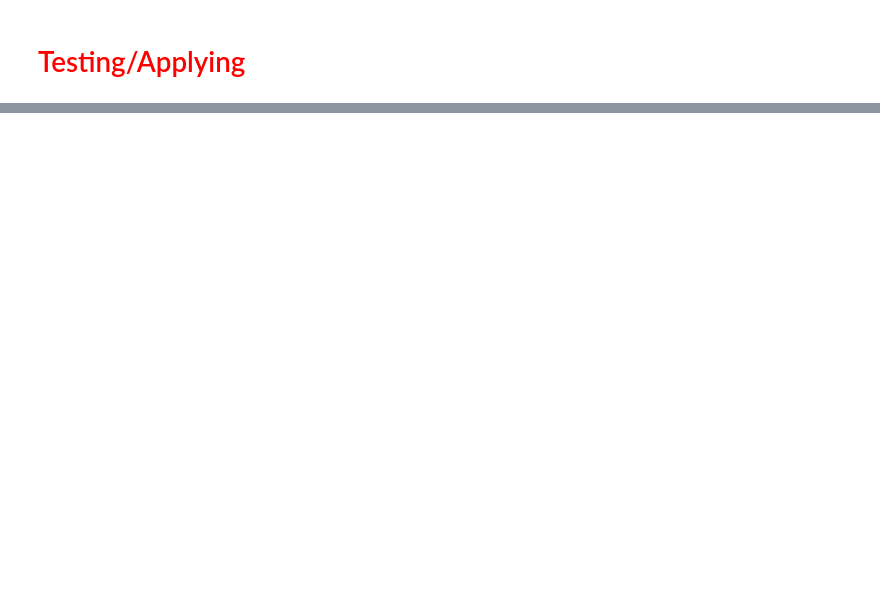
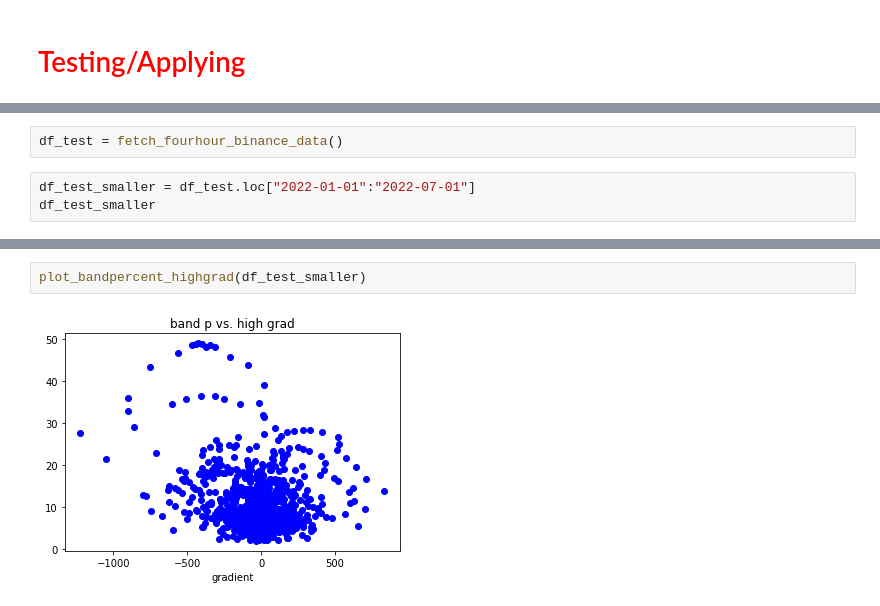
Before and after one commit to Eremeyen/bull_bear_equilibrium, a Jupyter notebook: bull_bear_equilibrium.ipynb, the cells around one changed output, grey strips where cells are left out. Saved outputs shown, nothing was run; the diff lists cells and outputs as text; blank space fills up the shorter version.

Commit message:
configured test

```diff
--- a/bull_bear_equilibrium.ipynb
+++ b/bull_bear_equilibrium.ipynb
@@ -223,0 +230,5 @@ df.to_csv("test.csv")
+# %%
+df_test = fetch_fourhour_binance_data()
+# %%
+df_test_smaller = df_test.loc["2022-01-01":"2022-07-01"]
+df_test_smaller
@@ -223,0 +250,4 @@ df.to_csv("test.csv")
+# %%
+plot_bandpercent_highgrad(df_test_smaller)
+# %% [output]
+[figure, added]
```
Also changed, not shown: parts of 11 cells of this notebook.
